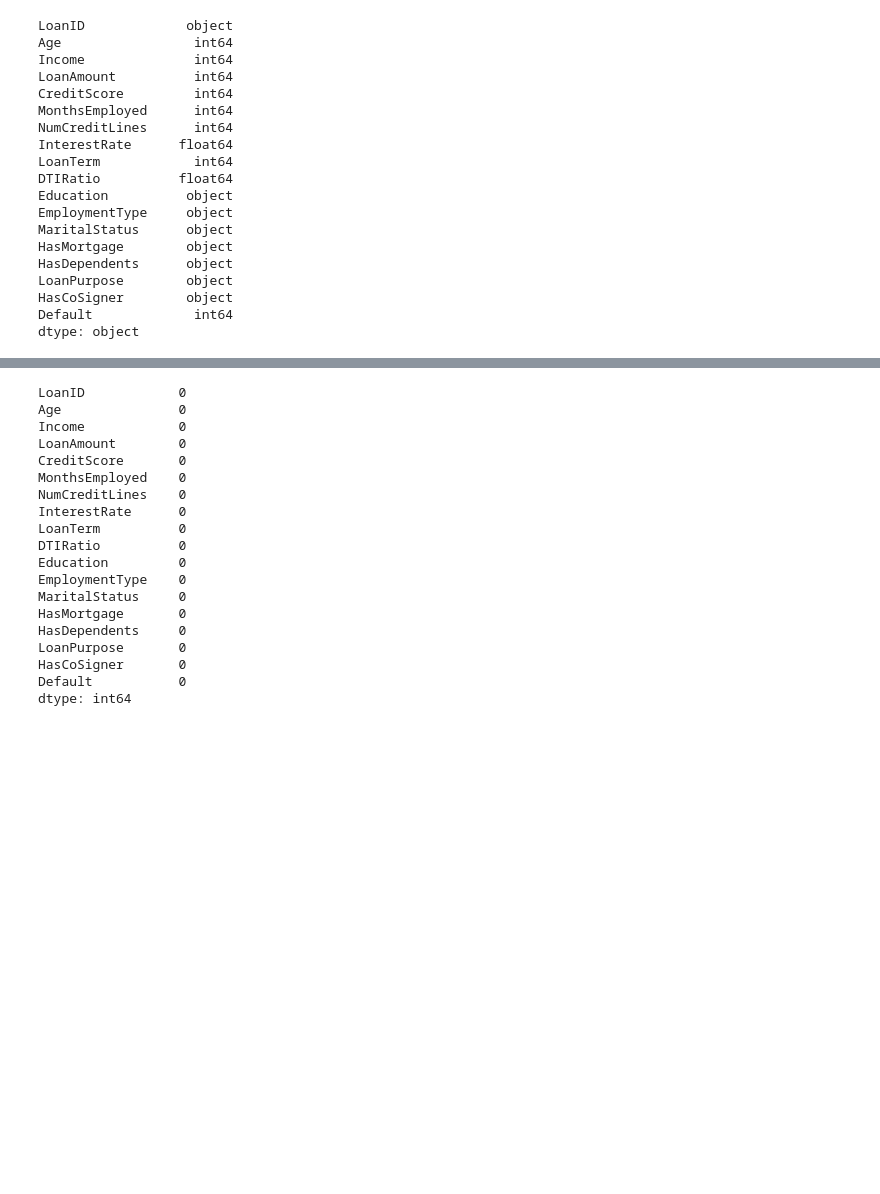
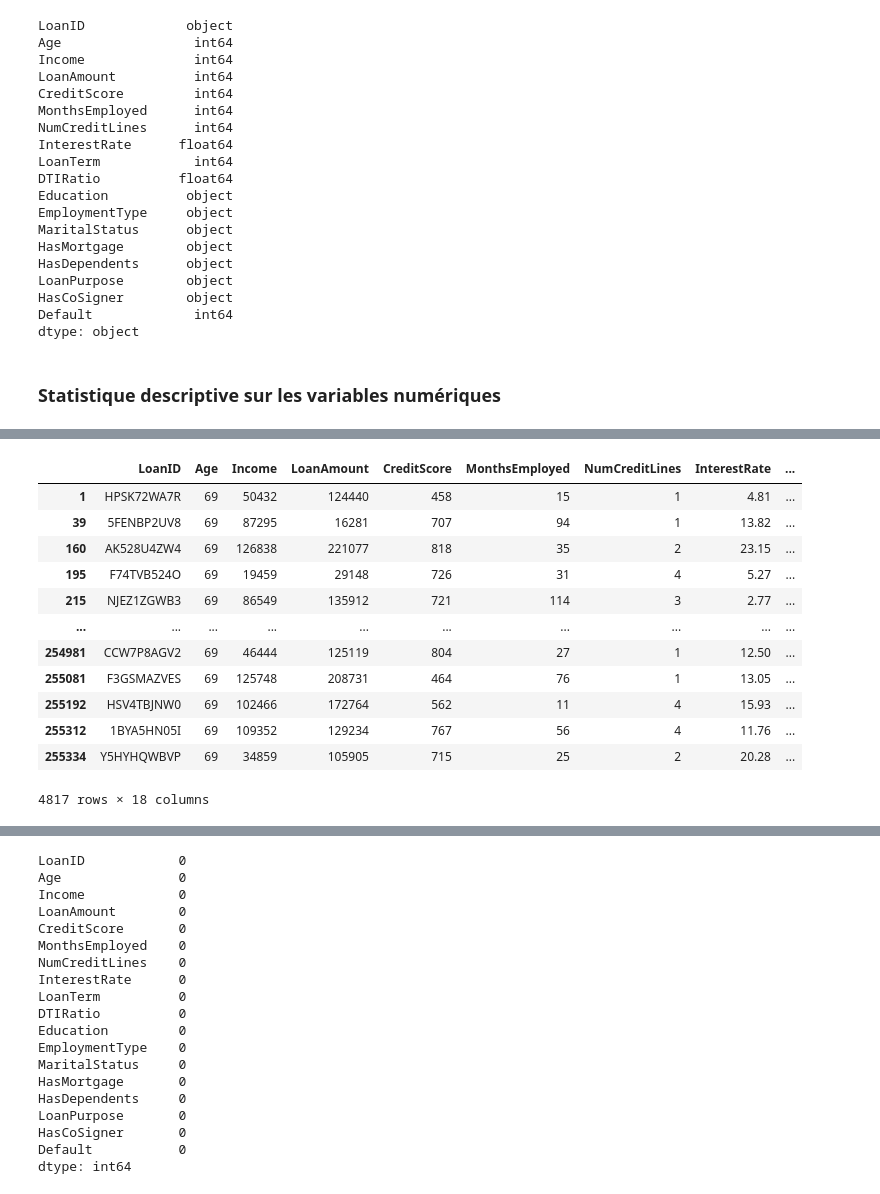
Before and after one commit to Patricia-Koto/sda_ML, a Jupyter notebook: loan_credit.ipynb, the cells around one changed output, grey strips where cells are left out. Cells and saved outputs as stored; diff of their text form; code cells hidden in the pictures; blank space fills up the shorter version.

```diff
--- a/loan_credit.ipynb
+++ b/loan_credit.ipynb
@@ -39,6 +41,8 @@ LoanPurpose        object
 HasCoSigner        object
 Default             int64
 dtype: object
+# %% [markdown]
+### Statistique descriptive sur les variables numériques
 # %%
 df.describe()
 # %% [output]
@@ -51,3 +55,19 @@ df.describe()
 | 50% | 43.000000 | 82466.000000 | 127556.000000 | 574.000000 | 60.000000 | 2.000000 | 13.460000 | 36.000000 | ... |
 | 75% | 56.000000 | 116219.000000 | 188985.000000 | 712.000000 | 90.000000 | 3.000000 | 19.250000 | 48.000000 | ... |
 | max | 69.000000 | 149999.000000 | 249999.000000 | 849.000000 | 119.000000 | 4.000000 | 25.000000 | 60.000000 | ... |
+# %%
+df[df["Age"]>=69]
+# %% [output]
+|  | LoanID | Age | Income | LoanAmount | CreditScore | MonthsEmployed | NumCreditLines | InterestRate | ... |
+| 1 | HPSK72WA7R | 69 | 50432 | 124440 | 458 | 15 | 1 | 4.81 | ... |
+| 39 | 5FENBP2UV8 | 69 | 87295 | 16281 | 707 | 94 | 1 | 13.82 | ... |
+| 160 | AK528U4ZW4 | 69 | 126838 | 221077 | 818 | 35 | 2 | 23.15 | ... |
+| 195 | F74TVB524O | 69 | 19459 | 29148 | 726 | 31 | 4 | 5.27 | ... |
+| 215 | NJEZ1ZGWB3 | 69 | 86549 | 135912 | 721 | 114 | 3 | 2.77 | ... |
+| ... | ... | ... | ... | ... | ... | ... | ... | ... | ... |
+| 254981 | CCW7P8AGV2 | 69 | 46444 | 125119 | 804 | 27 | 1 | 12.50 | ... |
+| 255081 | F3GSMAZVES | 69 | 125748 | 208731 | 464 | 76 | 1 | 13.05 | ... |
+| 255192 | HSV4TBJNW0 | 69 | 102466 | 172764 | 562 | 11 | 4 | 15.93 | ... |
+| 255312 | 1BYA5HN05I | 69 | 109352 | 129234 | 767 | 56 | 4 | 11.76 | ... |
+| 255334 | Y5HYHQWBVP | 69 | 34859 | 105905 | 715 | 25 | 2 | 20.28 | ... |
+4817 rows × 18 columns
```
Also changed, not shown: parts of 10 cells of this notebook.
